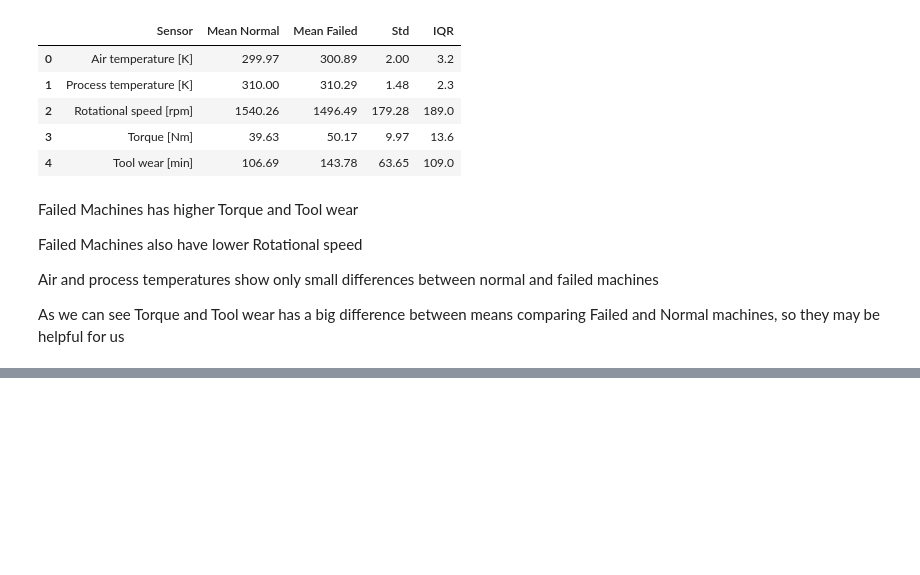
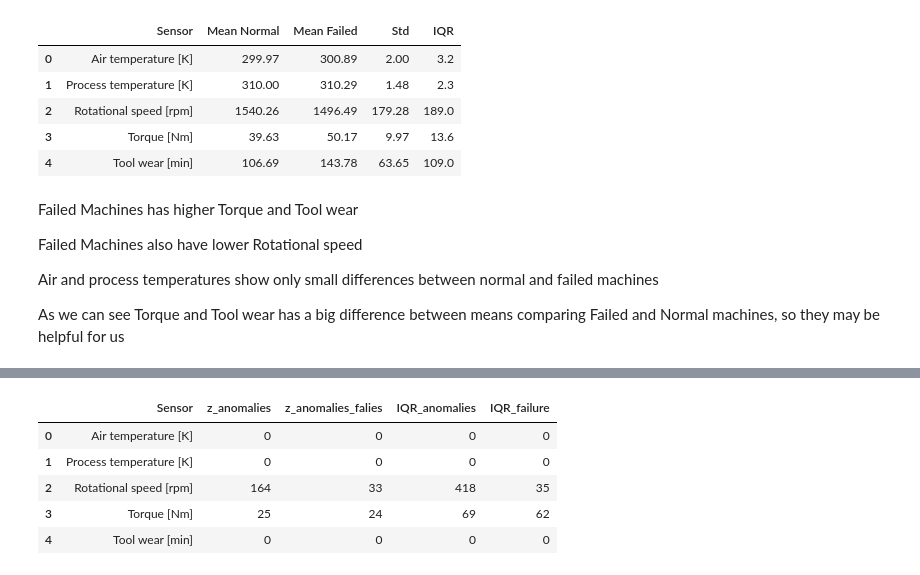
Before and after one commit to muenjmtst/ml_course_uni, a Jupyter notebook: p2/practice_2.ipynb, the cells around one changed output, grey strips where cells are left out. Drawn from its saved outputs; the diff is of its cells as text; code cells hidden in the pictures; blank space fills up the shorter version.

```diff
--- a/p2/practice_2.ipynb
+++ b/p2/practice_2.ipynb
@@ -312,0 +362,19 @@ As we can see Torque and Tool wear has a big difference between means comparing
+# %%
+for items in real_industrial_sensor:
+
+    iqr = dat[items].quantile(0.75) - dat[items].quantile(0.25)
+    lower_bound = dat[items].quantile(0.25) - 1.5*iqr
+    upper_bound = dat[items].quantile(0.75) + 1.5*iqr
+    z_score = (dat[items] - dat[items].mean())/(dat[items].std())
+    iqr_anomaly = (dat[items] < lower_bound) | (dat[items] > upper_bound)
+
+
+
+    z_failure = ((abs(z_score) > 3) & (dat['Machine failure'] == 1)).sum()
+    iqr_failure = ((iqr_anomaly) & (dat['Machine failure'] == 1)).sum()
+
+    print(f'Z_failure - {z_failure} for {items}')
+    print(f'IQR failure - {iqr_failure} for {items}')
+
+    z_failure_score.append(((abs(z_score) > 3) & (dat['Machine failure'] == 1)).sum())
+    iqr_failure_score.append(((iqr_anomaly) & (dat['Machine failure'] == 1)).sum())
@@ -312,0 +392,19 @@ As we can see Torque and Tool wear has a big difference between means comparing
+# %%
+
+
+result_table = pd.DataFrame({
+    'Sensor' : real_industrial_sensor,
+    'z_anomalies' : z_score_anomalies,
+    'z_anomalies_falies': z_failure_score,
+    'IQR_anomalies' : iqr_anomalies,
+    'IQR_failure' : iqr_failure_score
+})
+
+result_table
+# %% [output]
+|  | Sensor | z_anomalies | z_anomalies_falies | IQR_anomalies | IQR_failure |
+| 0 | Air temperature [K] | 0 | 0 | 0 | 0 |
+| 1 | Process temperature [K] | 0 | 0 | 0 | 0 |
+| 2 | Rotational speed [rpm] | 164 | 33 | 418 | 35 |
+| 3 | Torque [Nm] | 25 | 24 | 69 | 62 |
+| 4 | Tool wear [min] | 0 | 0 | 0 | 0 |
```
Also changed, not shown: parts of 5 cells of this notebook.
